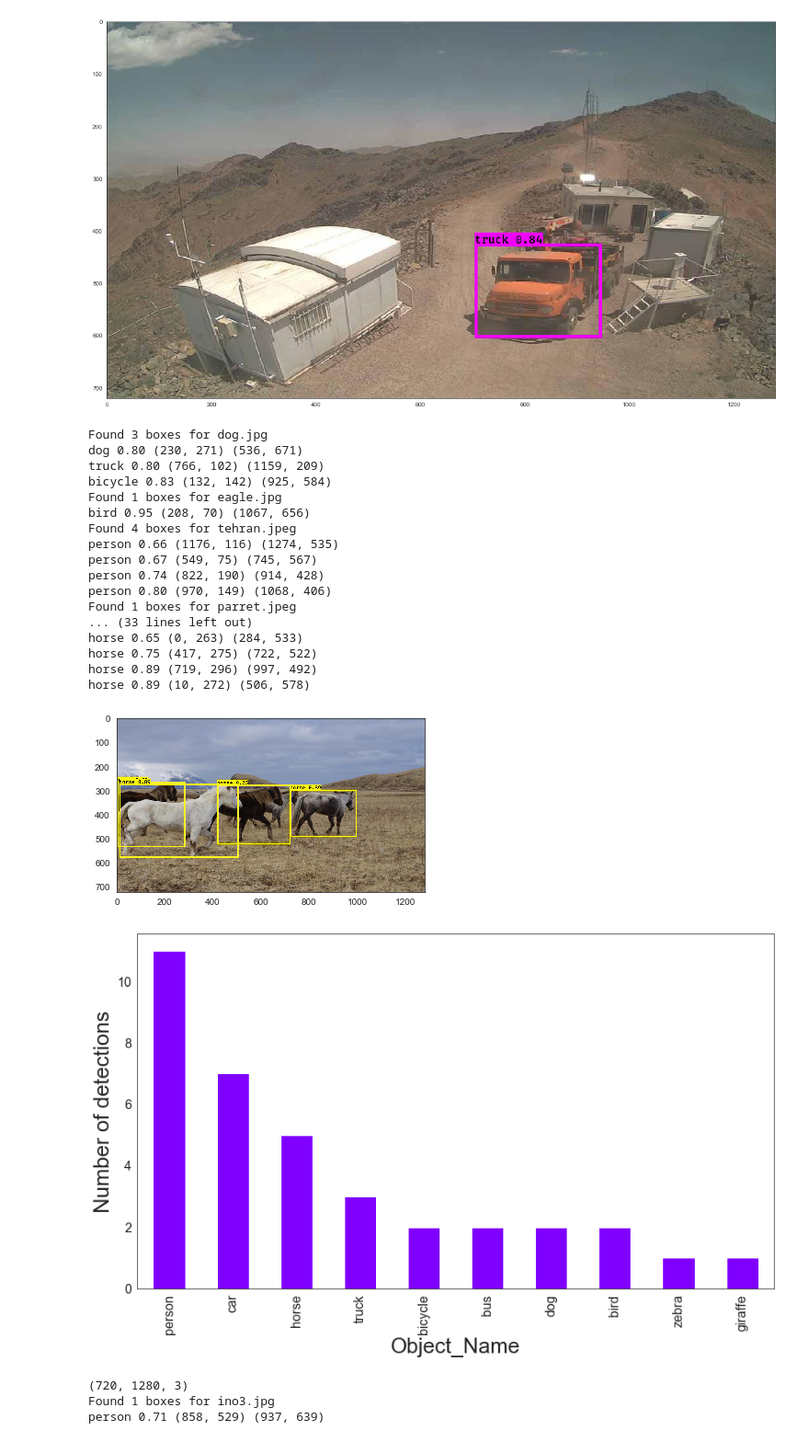
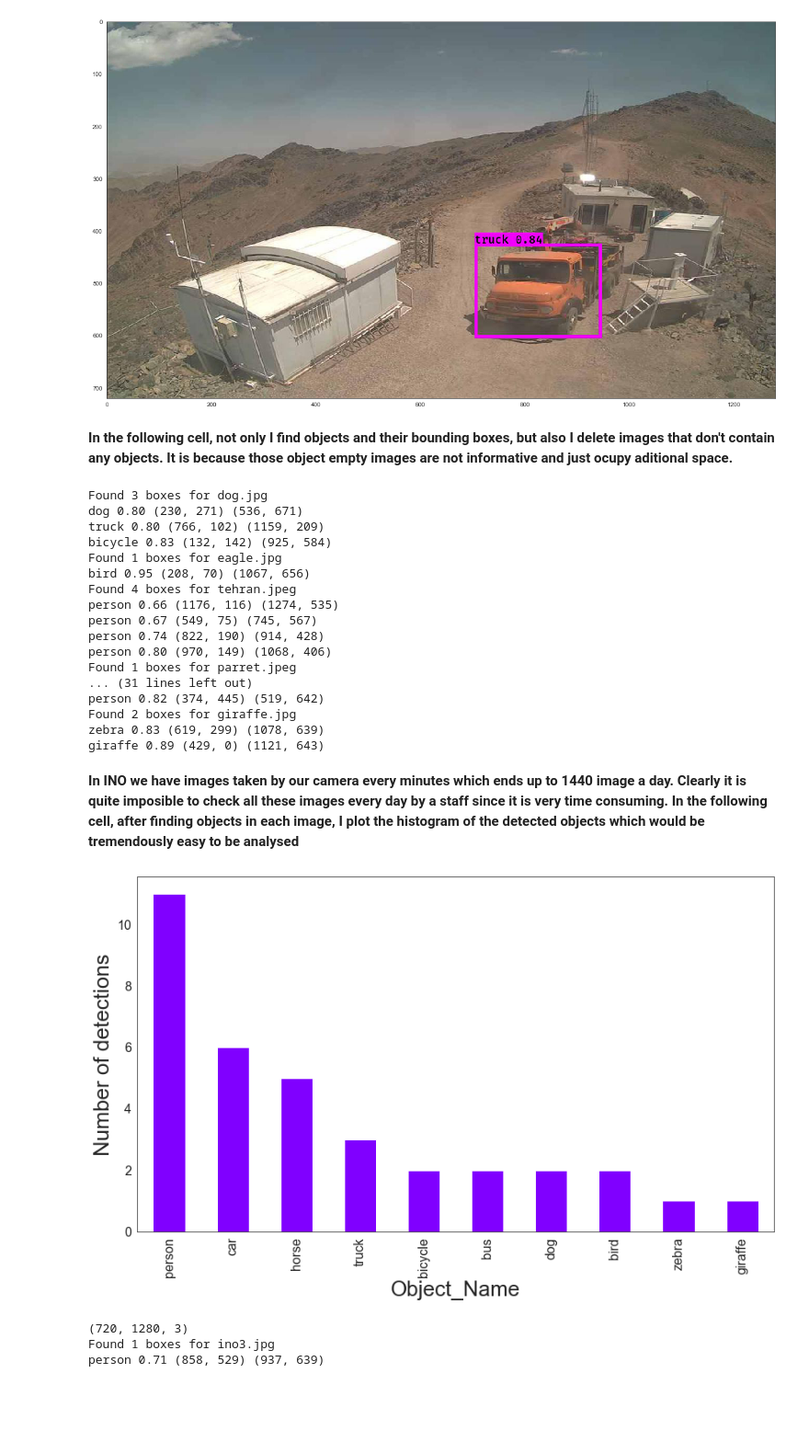
Before and after one commit to mzhoolideh/INO, a Jupyter notebook: obj_det.ipynb, the cells around one changed output. Shown at 92% size. Drawn from its saved outputs; the diff is of its cells as text; code cells hidden in the pictures; blank space fills up the shorter version.

```diff
--- a/obj_det.ipynb
+++ b/obj_det.ipynb
@@ -258,7 +258,8 @@ def predict(sess, image_file):
     image.save(os.path.join("images/out", image_file), quality=90)
     # Display the results in the notebook
     output_image = matplotlib.pyplot.imread(os.path.join("images/out", image_file))
-    imshow(output_image)
+    # By activating the following code, you can see bounding boxes on the output image
+    #imshow(output_image)
 
     return out_scores, out_boxes, out_classes
 # %%
@@ -269,6 +270,15 @@ cd yad2k/
 from PIL import Image
 
 def img_reshape(image_name, width, height):
+    '''
+    This function reshape the image size
+
+    Arguments:
+    image_name -- the name of image that you would like to reshape
+    width -- new width of the image
+    height -- new height of the image
+
+    '''
     img = Image.open('images/' + image_name)
     img = img.resize((width, height), Image.ANTIALIAS)
     img.save('images/' + image_name)
@@ -309,18 +316,23 @@ for filename in os.listdir(directory):
         img_reshape(filename, width, height)
     else:
         continue
+# %% [markdown]
+**In the following cell, not only I find objects and their bounding boxes, but also I delete images that don't contain any objects. It is because those object empty images are not informative and just ocupy aditional space.**
 # %%
 import os
 
-objects_1 = []
+objects = []
 
 directory = r'/Users/mohammad/Documents/Machin_learning/ino_proj/yad2k/images'
 for filename in os.listdir(directory):
     if filename.endswith(".jpg") or filename.endswith(".png") or filename.endswith(".jpeg"):
         #print(os.path.join(directory, filename))
         out_scores, out_boxes, out_classes = predict(sess, filename)
-        objects_1 = np.append(objects_1, out_classes)
-
+        # This line is for collecting founded objects in an array and remove images which are empty
+        if len(out_classes):
+            objects = np.append(objects, out_classes)
+        else:
+            os.remove(os.path.join(directory, filename))
     else:
         continue
 # %% [output]
@@ -336,9 +348,8 @@ person 0.67 (549, 75) (745, 567)
 person 0.74 (822, 190) (914, 428)
 person 0.80 (970, 149) (1068, 406)
 Found 1 boxes for parret.jpeg
-... (33 lines left out)
-horse 0.65 (0, 263) (284, 533)
-horse 0.75 (417, 275) (722, 522)
-horse 0.89 (719, 296) (997, 492)
-horse 0.89 (10, 272) (506, 578)
+... (31 lines left out)
+person 0.82 (374, 445) (519, 642)
+Found 2 boxes for giraffe.jpg
+zebra 0.83 (619, 299) (1078, 639)
+giraffe 0.89 (429, 0) (1121, 643)
-[figure, removed]
@@ -347,23 +356,24 @@ horse 0.89 (10, 272) (506, 578)
+# %% [markdown]
+**In INO we have images taken by our camera every minutes which ends up to 1440 image a day. Clearly it is quite imposible to check all these images every day by a staff since it is very time consuming. In the following cell, after finding objects in each image, I plot the histogram of the detected objects which would be tremendously easy to be analysed**
 # %%
-with open('/Users/mohammad/Documents/Machin_learning/ino_proj/yad2k/model_data/coco_classes.txt', 'r') as f:
-    #print(type(f.read()))
-    keys = (f.read().splitlines())
-    values = range(len(keys))
-    obj_dict = dict(zip(values, keys))
-    #print(obj_dict)
+def plot_objs(obj_list):
 
-
-obj_names = [obj_dict[x] for x in objects_1];
-
-plt.figure(figsize=(14,8))
-plt.xlabel("Object_Name", fontsize=26)
-plt.ylabel("Number of detections", fontsize=26)
-plt.xticks(fontsize=16)
-plt.yticks(fontsize=16)
-
-pd.Series(obj_names).value_counts().plot(kind='bar', cmap='rainbow');
+    with open('/Users/mohammad/Documents/Machin_learning/ino_proj/yad2k/model_data/coco_classes.txt', 'r') as f:
+        #print(type(f.read()))
+        keys = (f.read().splitlines())
+        values = range(len(keys))
+        obj_dict = dict(zip(values, keys))
+    obj_names = [obj_dict[x] for x in obj_list];
+    plt.figure(figsize=(14,8))
+    plt.xlabel("Object_Name", fontsize=26)
+    plt.ylabel("Number of detections", fontsize=26)
+    plt.xticks(fontsize=16)
+    plt.yticks(fontsize=16)
+    pd.Series(obj_names).value_counts().plot(kind='bar', cmap='rainbow');
-# %% [output]
-[figure, removed]
+# %%
+plot_objs(objects)
+# %% [output]
+[figure, added]
 # %%
 plt.figure(figsize=(20,14))
 import matplotlib.pyplot
```
Also changed, not shown: parts of 4 cells of this notebook.
